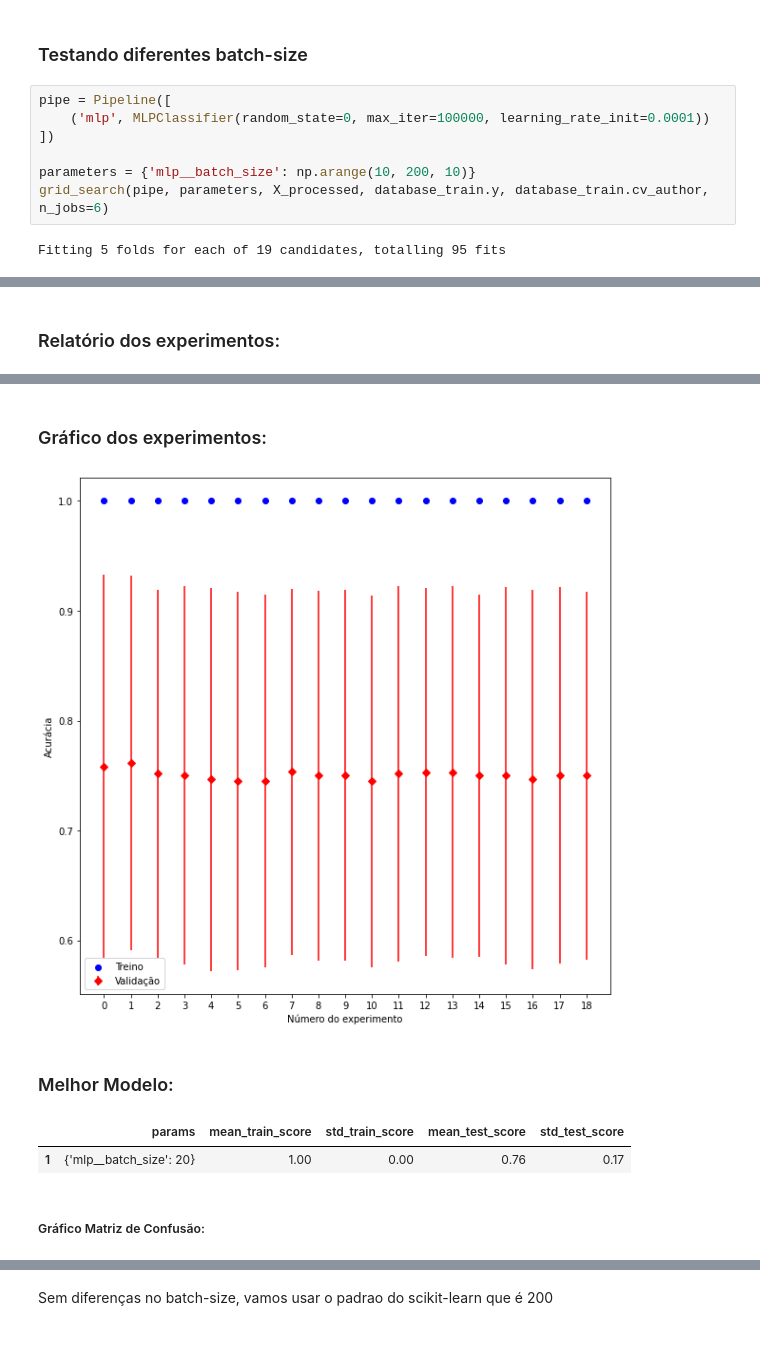
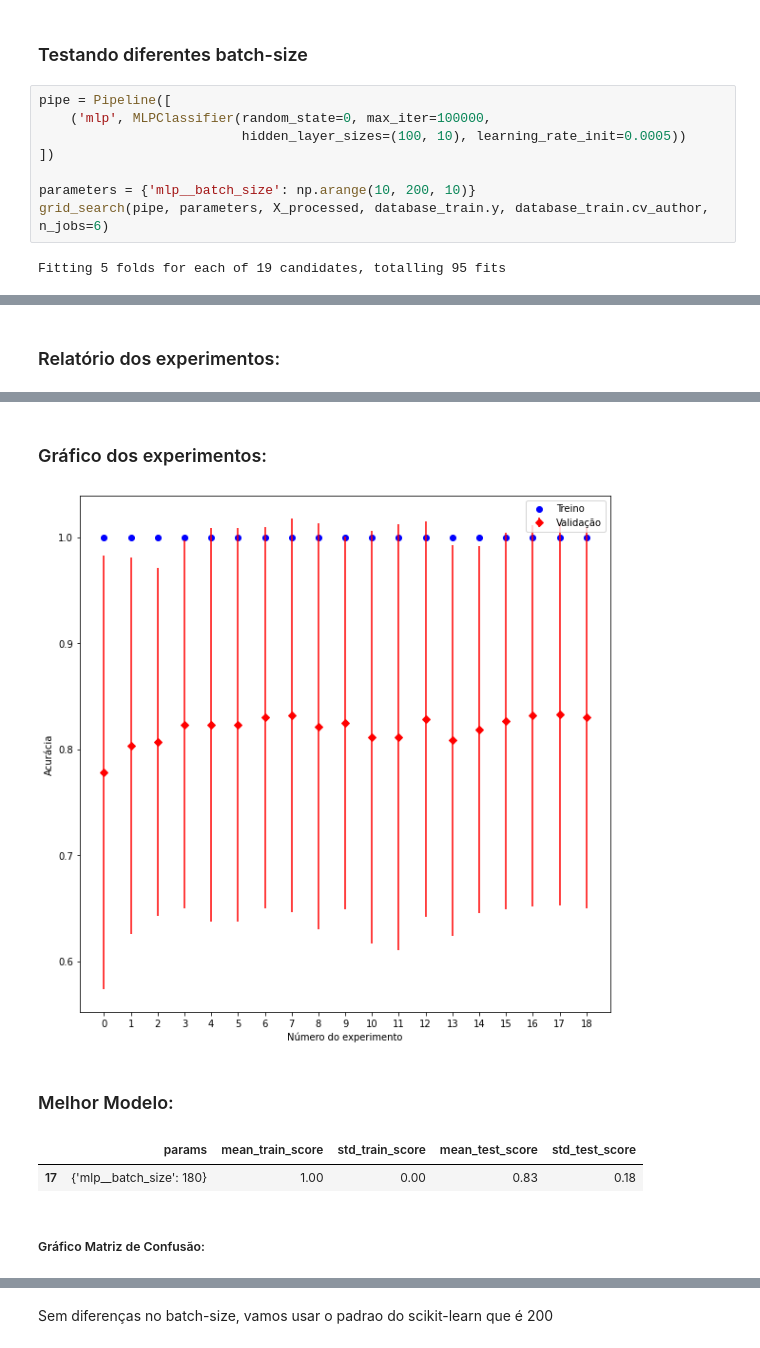
Before and after one commit to HeitorBRaymundo/mc906, a Jupyter notebook: prj3/NeuralNetwork.ipynb, the cells around one changed output, grey strips where cells are left out. Drawn from its saved outputs; the diff is of its cells as text.

```diff
--- a/prj3/NeuralNetwork.ipynb
+++ b/prj3/NeuralNetwork.ipynb
@@ -180,7 +185,8 @@ Não conseguimos notar diferenças significaticas na função de ativação, a '
 ### Testando diferentes batch-size
 # %%
 pipe = Pipeline([
-    ('mlp', MLPClassifier(random_state=0, max_iter=100000, learning_rate_init=0.0001))
+    ('mlp', MLPClassifier(random_state=0, max_iter=100000,
+                          hidden_layer_sizes=(100, 10), learning_rate_init=0.0005))
 ])
 
 parameters = {'mlp__batch_size': np.arange(10, 200, 10)}
@@ -219,6 +225,6 @@ Relatório dos experimentos:
 Gráfico dos experimentos:
-[figure, old version]
+[figure, new version]
 Melhor Modelo:
 |  | params | mean_train_score | std_train_score | mean_test_score | std_test_score |
-| 1 | {'mlp__batch_size': 20} | 1.00 | 0.00 | 0.76 | 0.17 |
+| 17 | {'mlp__batch_size': 180} | 1.00 | 0.00 | 0.83 | 0.18 |
 Gráfico Matriz de Confusão:
```
Also changed, not shown: parts of 24 cells of this notebook, 4 other files.
